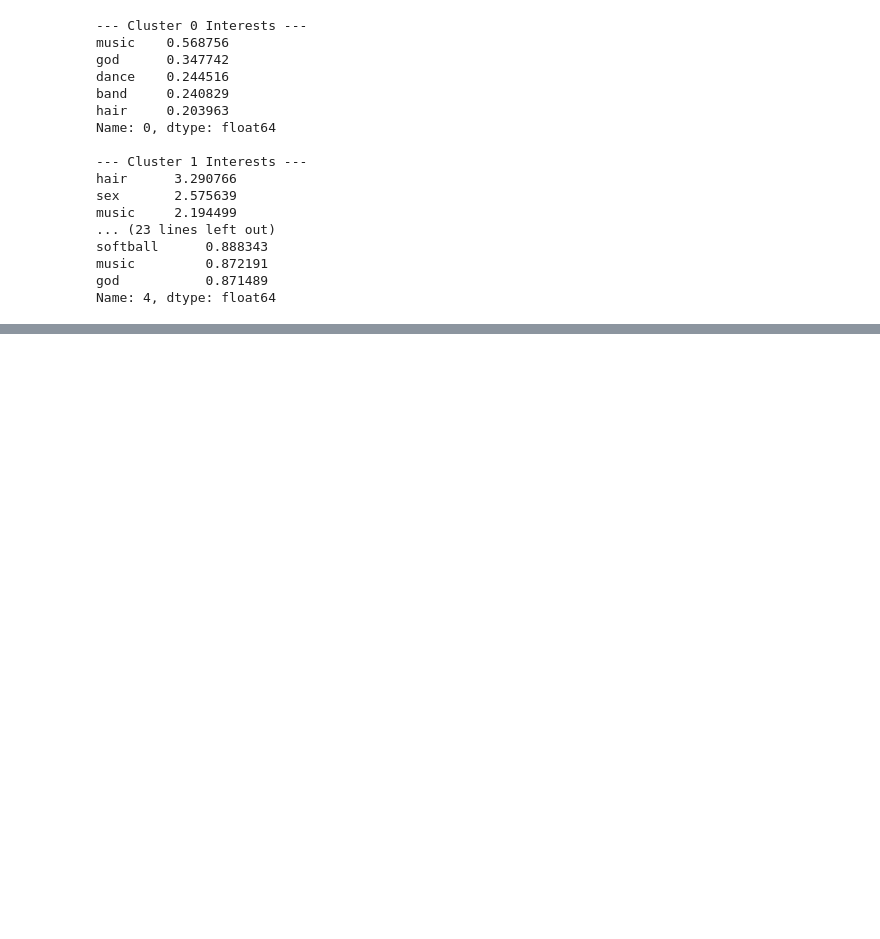
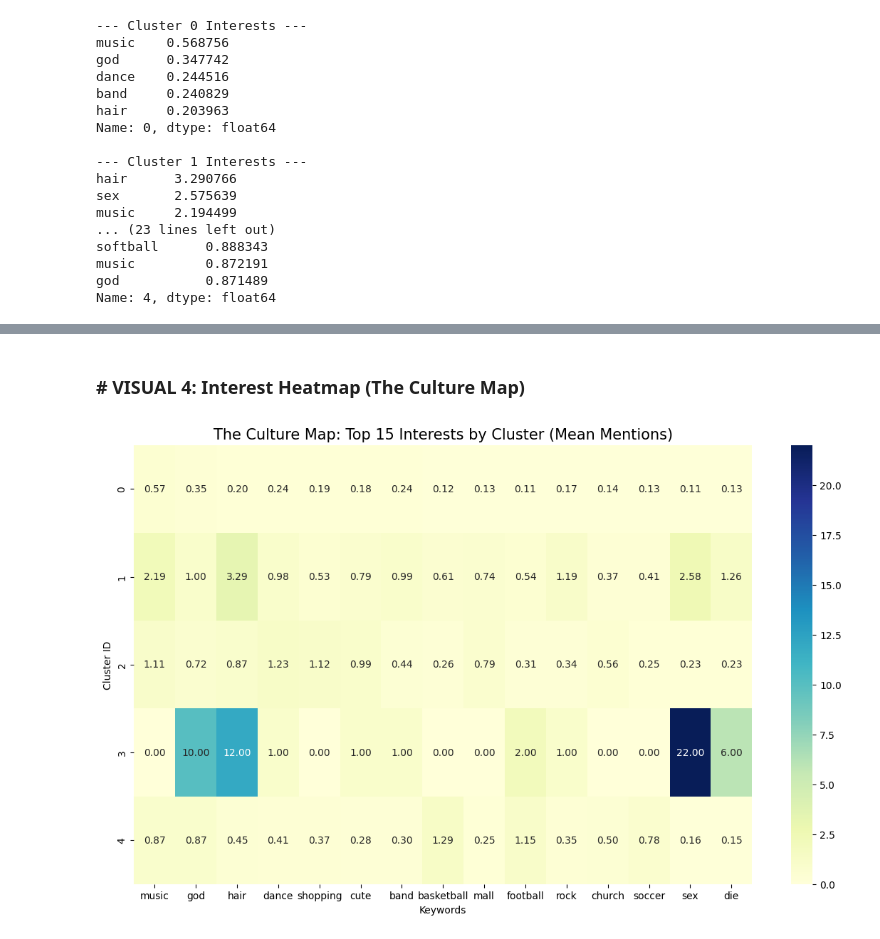
Before and after one commit to HashimHilal-QUT/Clustering, a Jupyter notebook: Social Media Interest/Social Media Interest Clustering for Marketing.ipynb, the cells around one changed output, grey strips where cells are left out. Cells and saved outputs as stored; diff of their text form; code cells hidden in the pictures; blank space fills up the shorter version.

```diff
--- a/Social Media Interest/Social Media Interest Clustering for Marketing.ipynb
+++ b/Social Media Interest/Social Media Interest Clustering for Marketing.ipynb
@@ -163,0 +184,15 @@ Name: 4, dtype: float64
+# %% [markdown]
+### # VISUAL 4: Interest Heatmap (The Culture Map)
+# %%
+# We pick the top 15 most mentioned keywords overall to keep the map readable
+top_15_words = interests.mean().sort_values(ascending=False).head(15).index
+cluster_interest_means = df.groupby('cluster')[top_15_words].mean()
+
+plt.figure(figsize=(14, 8))
+sns.heatmap(cluster_interest_means, annot=True, cmap='YlGnBu', fmt='.2f')
+plt.title('The Culture Map: Top 15 Interests by Cluster (Mean Mentions)', fontsize=15)
+plt.xlabel('Keywords')
+plt.ylabel('Cluster ID')
+plt.show()
+# %% [output]
+[figure, added]
```
Also changed, not shown: parts of 11 cells of this notebook.
